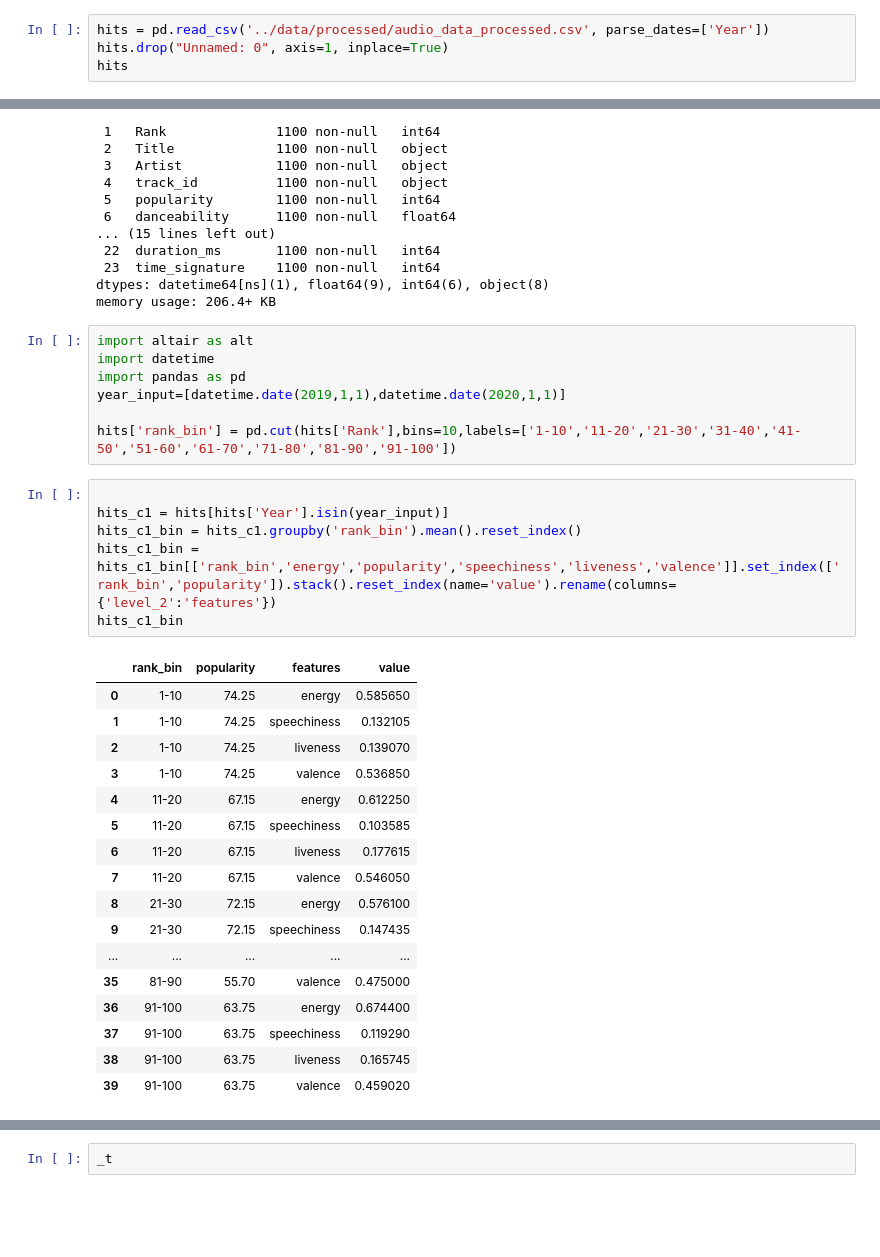
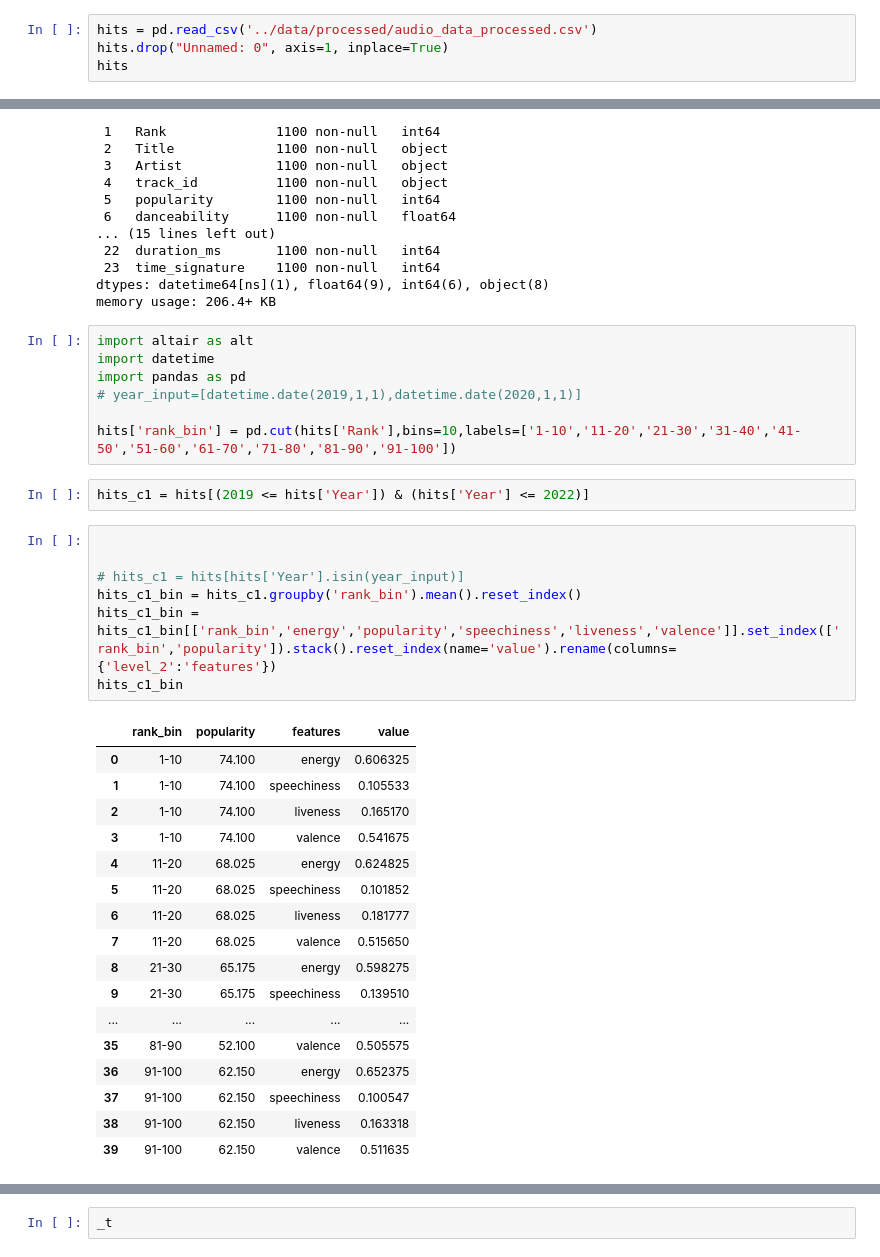
Before and after one commit to petitmi/Study-Bird-551, a Jupyter notebook: src/audio_test.ipynb, the cells around one changed output, grey strips where cells are left out. Cells and saved outputs as stored; diff of their text form; blank space fills up the shorter version.

Commit message:
add year selection

```diff
--- a/src/audio_test.ipynb
+++ b/src/audio_test.ipynb
@@ -95,7 +95,7 @@ hits.to_csv('../data/processed/audio_data_processed.csv')
 # %% [output]
 TypeError: to_csv() got an unexpected keyword argument 'index_col'
 # %%
-hits = pd.read_csv('../data/processed/audio_data_processed.csv', parse_dates=['Year'])
+hits = pd.read_csv('../data/processed/audio_data_processed.csv')
 hits.drop("Unnamed: 0", axis=1, inplace=True)
 hits
 # %% [output]
@@ -136,31 +136,34 @@ memory usage: 206.4+ KB
 import altair as alt
 import datetime
 import pandas as pd
-year_input=[datetime.date(2019,1,1),datetime.date(2020,1,1)]
+# year_input=[datetime.date(2019,1,1),datetime.date(2020,1,1)]
 
 hits['rank_bin'] = pd.cut(hits['Rank'],bins=10,labels=['1-10','11-20','21-30','31-40','41-50','51-60','61-70','71-80','81-90','91-100'])
+# %%
+hits_c1 = hits[(2019 <= hits['Year']) & (hits['Year'] <= 2022)]
 # %%
 
-hits_c1 = hits[hits['Year'].isin(year_input)]
+
+# hits_c1 = hits[hits['Year'].isin(year_input)]
 hits_c1_bin = hits_c1.groupby('rank_bin').mean().reset_index()
 hits_c1_bin = hits_c1_bin[['rank_bin','energy','popularity','speechiness','liveness','valence']].set_index(['rank_bin','popularity']).stack().reset_index(name='value').rename(columns={'level_2':'features'})
 hits_c1_bin
 # %% [output]
 |  | rank_bin | popularity | features | value |
-| 0 | 1-10 | 74.25 | energy | 0.585650 |
-| 1 | 1-10 | 74.25 | speechiness | 0.132105 |
-| 2 | 1-10 | 74.25 | liveness | 0.139070 |
-| 3 | 1-10 | 74.25 | valence | 0.536850 |
-| 4 | 11-20 | 67.15 | energy | 0.612250 |
-| 5 | 11-20 | 67.15 | speechiness | 0.103585 |
-| 6 | 11-20 | 67.15 | liveness | 0.177615 |
-| 7 | 11-20 | 67.15 | valence | 0.546050 |
-| 8 | 21-30 | 72.15 | energy | 0.576100 |
-| 9 | 21-30 | 72.15 | speechiness | 0.147435 |
+| 0 | 1-10 | 74.100 | energy | 0.606325 |
+| 1 | 1-10 | 74.100 | speechiness | 0.105533 |
+| 2 | 1-10 | 74.100 | liveness | 0.165170 |
+| 3 | 1-10 | 74.100 | valence | 0.541675 |
+| 4 | 11-20 | 68.025 | energy | 0.624825 |
+| 5 | 11-20 | 68.025 | speechiness | 0.101852 |
+| 6 | 11-20 | 68.025 | liveness | 0.181777 |
+| 7 | 11-20 | 68.025 | valence | 0.515650 |
+| 8 | 21-30 | 65.175 | energy | 0.598275 |
+| 9 | 21-30 | 65.175 | speechiness | 0.139510 |
 | ... | ... | ... | ... | ... |
-| 35 | 81-90 | 55.70 | valence | 0.475000 |
-| 36 | 91-100 | 63.75 | energy | 0.674400 |
-| 37 | 91-100 | 63.75 | speechiness | 0.119290 |
-| 38 | 91-100 | 63.75 | liveness | 0.165745 |
-| 39 | 91-100 | 63.75 | valence | 0.459020 |
+| 35 | 81-90 | 52.100 | valence | 0.505575 |
+| 36 | 91-100 | 62.150 | energy | 0.652375 |
+| 37 | 91-100 | 62.150 | speechiness | 0.100547 |
+| 38 | 91-100 | 62.150 | liveness | 0.163318 |
+| 39 | 91-100 | 62.150 | valence | 0.511635 |
 # %%
```
Also changed, not shown: parts of 2 cells of this notebook, 1 other file.
